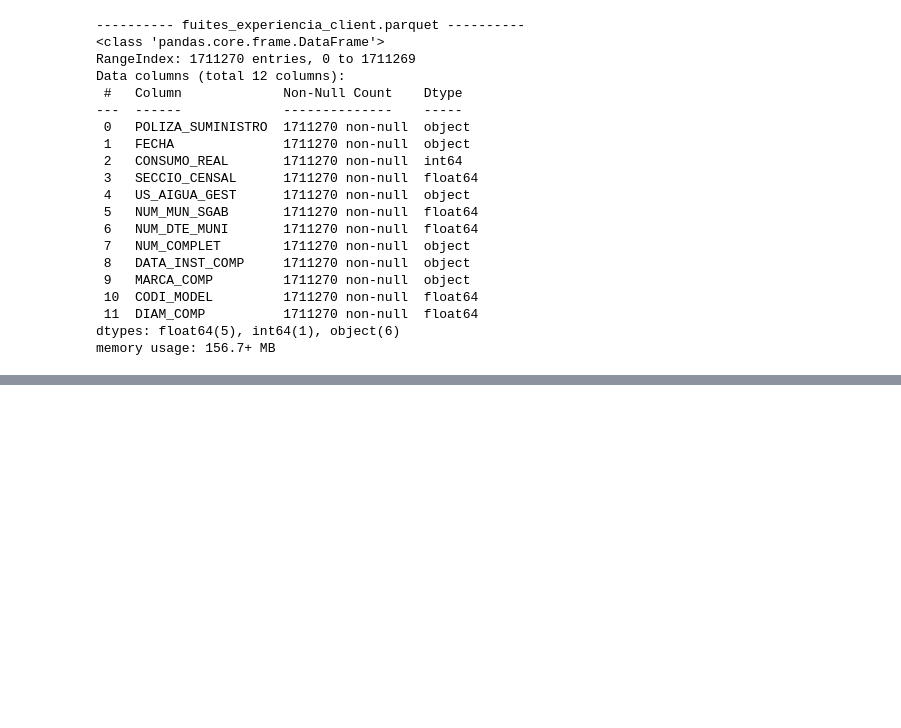
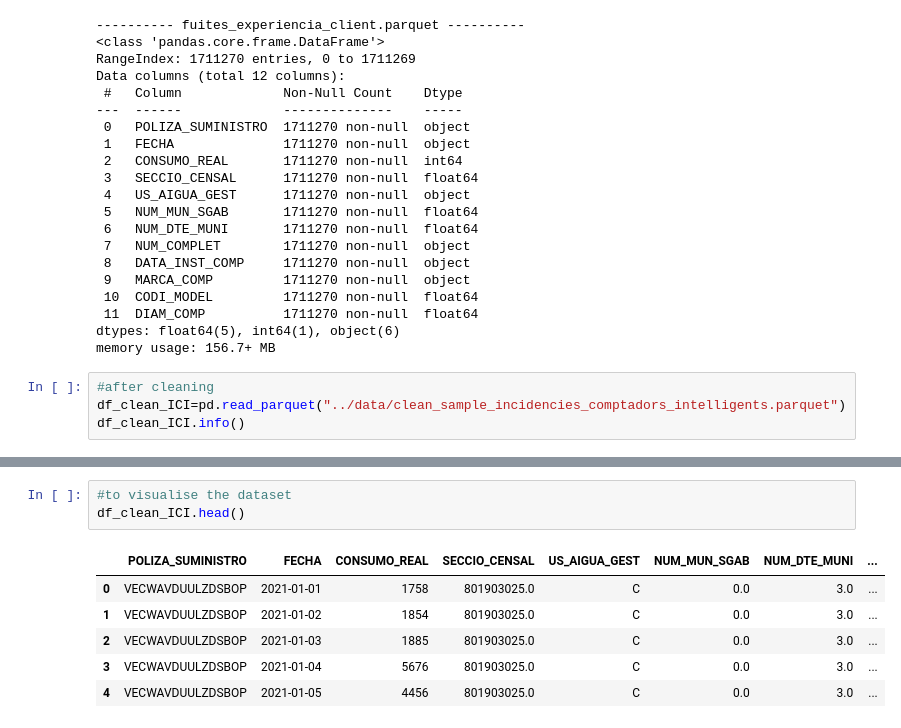
Before and after one commit to Melanynuria/When-water-speaks, a Jupyter notebook: notebooks/01_data_cleaning.ipynb, the cells around one changed output, grey strips where cells are left out. Cells and saved outputs as stored; diff of their text form; blank space fills up the shorter version.

```diff
--- a/notebooks/01_data_cleaning.ipynb
+++ b/notebooks/01_data_cleaning.ipynb
@@ -159,3 +344,7 @@ Data columns (total 12 columns):
  11  DIAM_COMP          1711270 non-null  float64
 dtypes: float64(5), int64(1), object(6)
 memory usage: 156.7+ MB
+# %%
+#after cleaning
+df_clean_ICI=pd.read_parquet("../data/clean_sample_incidencies_comptadors_intelligents.parquet")
+df_clean_ICI.info()
@@ -161,0 +371,10 @@ memory usage: 156.7+ MB
+# %%
+#to visualise the dataset
+df_clean_ICI.head()
+# %% [output]
+|  | POLIZA_SUMINISTRO | FECHA | CONSUMO_REAL | SECCIO_CENSAL | US_AIGUA_GEST | NUM_MUN_SGAB | NUM_DTE_MUNI | ... |
+| 0 | VECWAVDUULZDSBOP | 2021-01-01 | 1758 | 801903025.0 | C | 0.0 | 3.0 | ... |
+| 1 | VECWAVDUULZDSBOP | 2021-01-02 | 1854 | 801903025.0 | C | 0.0 | 3.0 | ... |
+| 2 | VECWAVDUULZDSBOP | 2021-01-03 | 1885 | 801903025.0 | C | 0.0 | 3.0 | ... |
+| 3 | VECWAVDUULZDSBOP | 2021-01-04 | 5676 | 801903025.0 | C | 0.0 | 3.0 | ... |
+| 4 | VECWAVDUULZDSBOP | 2021-01-05 | 4456 | 801903025.0 | C | 0.0 | 3.0 | ... |
```
Also changed, not shown: parts of 14 cells of this notebook.
